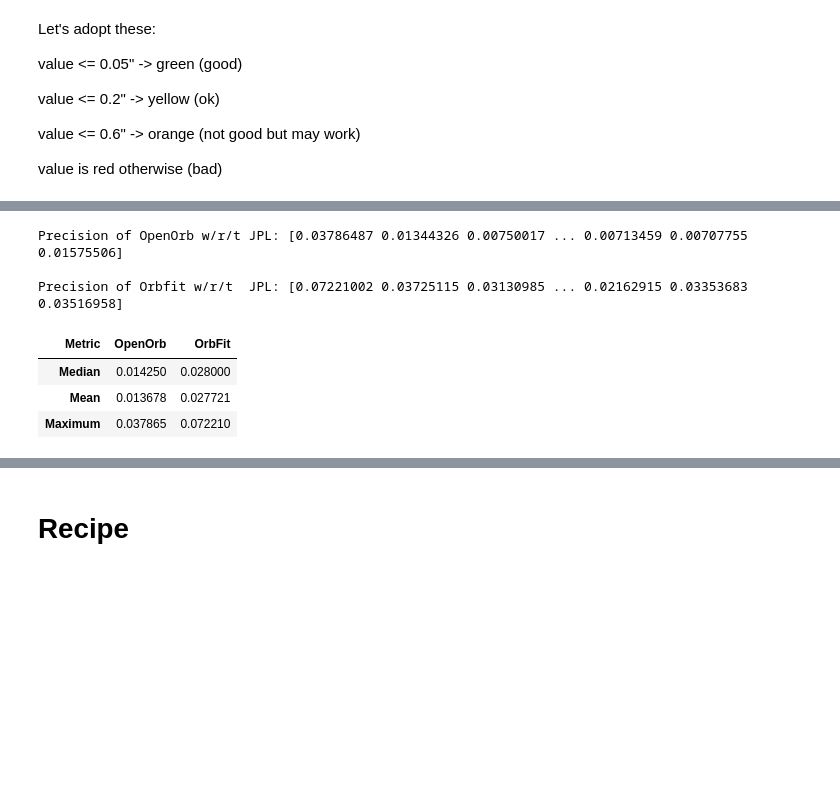
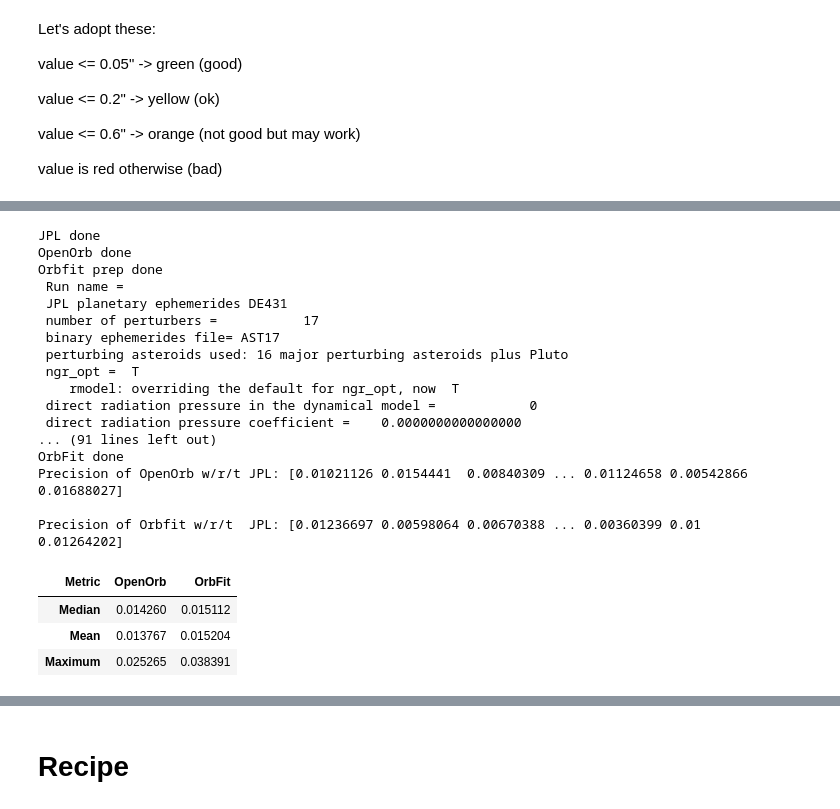
Before and after one commit to dirac-institute/iCompare, a Jupyter notebook: 2019OK.ipynb, the cells around one changed output, grey strips where cells are left out. Cells and saved outputs as stored; diff of their text form; code cells hidden in the pictures; blank space fills up the shorter version.

```diff
--- a/2019OK.ipynb
+++ b/2019OK.ipynb
@@ -493,26 +748,25 @@ $[[24.318529,~24.3163,~24.314237,~\dots,~25.581233,~25.578354,~25.575637],~
-# %%
-great_circle_diff1 = max_diff(coord_jpl, coord_OpenOrb)
-print("Precision of OpenOrb w/r/t JPL:", great_circle_diff1)
-
-print()
-great_circle_diff2 = max_diff(coord_jpl, coord_OrbFit)
-print("Precision of Orbfit w/r/t  JPL:", great_circle_diff2)
-
-median1, mean1, max1, statistics1 = chart_stats(great_circle_diff1)
-median2, mean2, max2, statistics2 = chart_stats(great_circle_diff2)
-
-total_stats = np.array([statistics1, statistics2]) * u.arcsec
-
-table = pd.DataFrame(data= total_stats.transpose(), columns=['OpenOrb', 'OrbFit'])
-table = table.rename(index={0: "Median", 1: "Mean", 2: "Maximum"})
-table = table.rename_axis("Metric", axis="columns")
-table = table.style.apply(color_map)
-table
-# %% [output]
-Precision of OpenOrb w/r/t JPL: [0.03786487 0.01344326 0.00750017 ... 0.00713459 0.00707755 0.01575506]
-
-Precision of Orbfit w/r/t  JPL: [0.07221002 0.03725115 0.03130985 ... 0.02162915 0.03353683 0.03516958]
-| Metric | OpenOrb | OrbFit |
-| Median | 0.014250 | 0.028000 |
-| Mean | 0.013678 | 0.027721 |
-| Maximum | 0.037865 | 0.072210 |
+# %%
+el_jpl, coord_jpl, coord_OpenOrb, coord_OrbFit = get_ephems(136199, start, stop, obs)
+outputs(coord_jpl, coord_OpenOrb, coord_OrbFit)
+# %% [output]
+JPL done
+OpenOrb done
+Orbfit prep done
+ Run name =
+ JPL planetary ephemerides DE431
+ number of perturbers =           17
+ binary ephemerides file= AST17
+ perturbing asteroids used: 16 major perturbing asteroids plus Pluto
+ ngr_opt =  T
+    rmodel: overriding the default for ngr_opt, now  T
+ direct radiation pressure in the dynamical model =            0
+ direct radiation pressure coefficient =    0.0000000000000000
+... (91 lines left out)
+OrbFit done
+Precision of OpenOrb w/r/t JPL: [0.01021126 0.0154441  0.00840309 ... 0.01124658 0.00542866 0.01688027]
+
+Precision of Orbfit w/r/t  JPL: [0.01236697 0.00598064 0.00670388 ... 0.00360399 0.01       0.01264202]
+| Metric | OpenOrb | OrbFit |
+| Median | 0.014260 | 0.015112 |
+| Mean | 0.013767 | 0.015204 |
+| Maximum | 0.025265 | 0.038391 |
```
Also changed, not shown: parts of 56 cells of this notebook, 6 other files.
